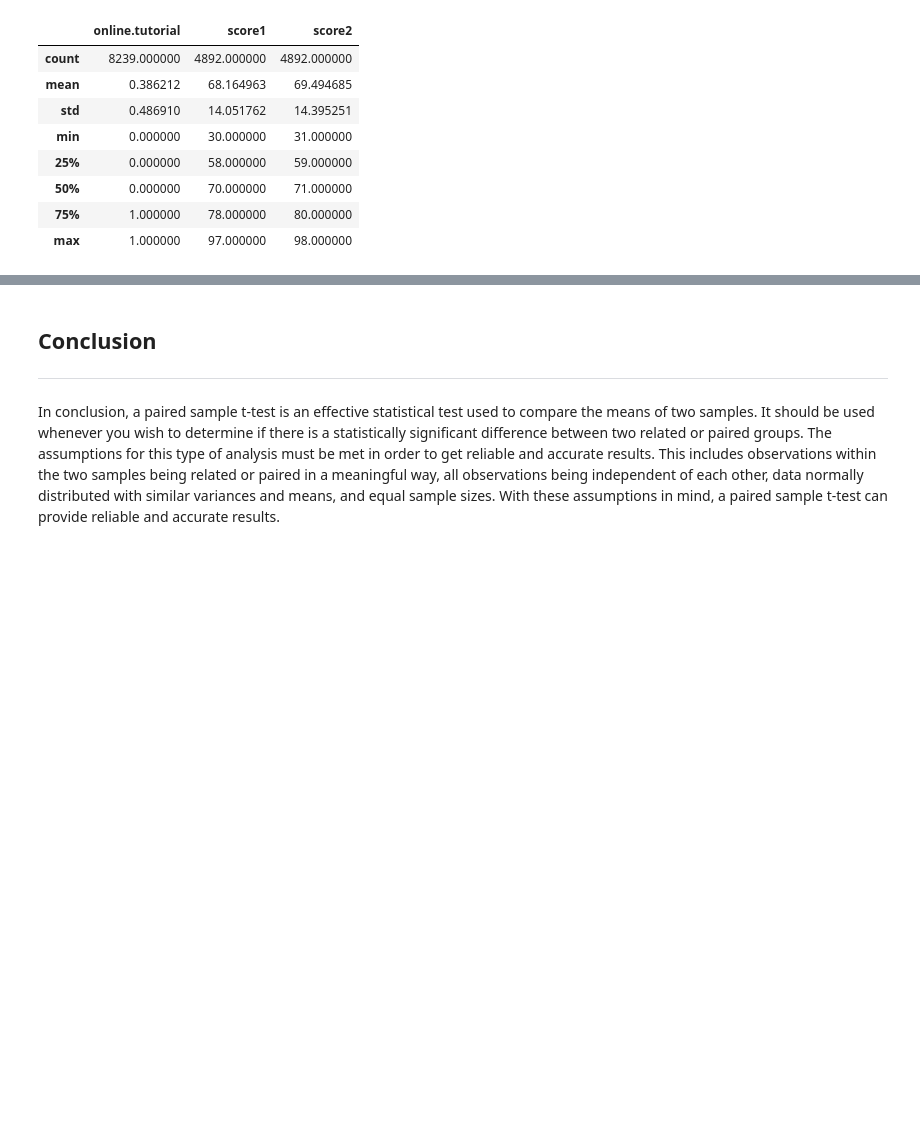
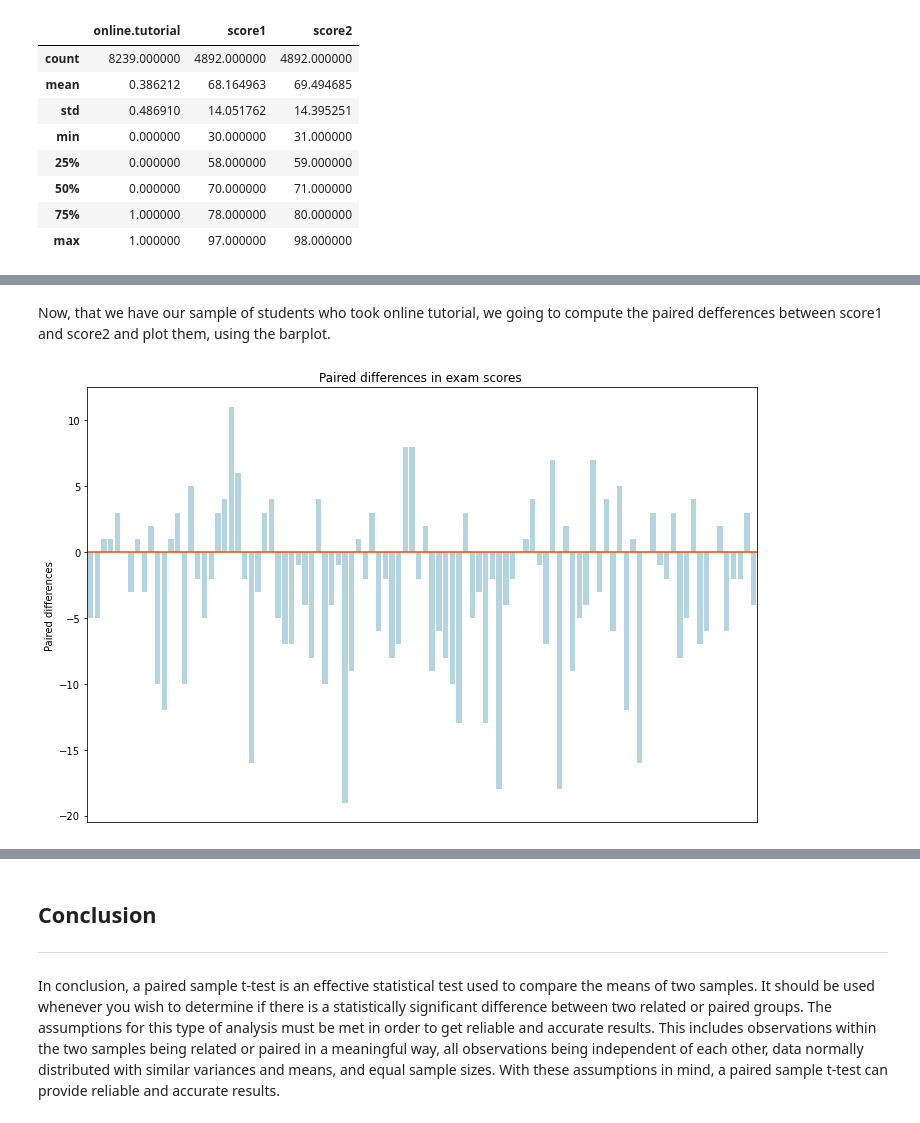
Before and after one commit to angelinka/machine_learning_assessment, a Jupyter notebook: ttest.ipynb, the cells around one changed output, grey strips where cells are left out. Saved outputs shown, nothing was run; the diff lists cells and outputs as text; code cells hidden in the pictures; blank space fills up the shorter version.

Commit message:
Data preparation for example 2

```diff
--- a/ttest.ipynb
+++ b/ttest.ipynb
@@ -291,0 +299,36 @@ From the first glance at the data we can determine that
+# %%
+n = 100
+
+# getting subset where online.tutorial=1
+subset = students.loc[students["online.tutorial"] == 1]
+
+# using sample() method to get a random sample of items from an axis of objectthe subset above.
+# random_state - seed for random number generator.
+sample = subset.sample(n, random_state = 7)[["score1", "score2"]]
+# %% [markdown]
+Now, that we have our sample of students who took online tutorial, we going to compute the paired defferences between score1 and score2 and plot them, using the barplot.
+# %%
+import matplotlib.pyplot as plt
+import seaborn as sns
+
+# Setting size of the plot
+plt.figure(figsize=(12,8))
+
+# Calculating paired differnces
+d = sample["score1"] - sample["score2"]
+
+# Constructing DataFrame from a dictionary
+data = pd.DataFrame({'index' : np.arange(1, 101),
+                     'Paired differences'  : d},
+                    columns = ['index', 'Paired differences'])
+# Plotting
+sns.barplot(data = data, x = "index", y = "Paired differences", color = "lightblue")
+plt.axhline(y = 0, color = "orangered")
+
+# Getting current Axes
+ax = plt.gca()
+ax.set_title("Paired differences in exam scores ")
+# Setting x-axis to not visible
+ax.get_xaxis().set_visible(False)
+# %% [output]
+[figure, added]
```
Also changed, not shown: parts of 7 cells of this notebook.
